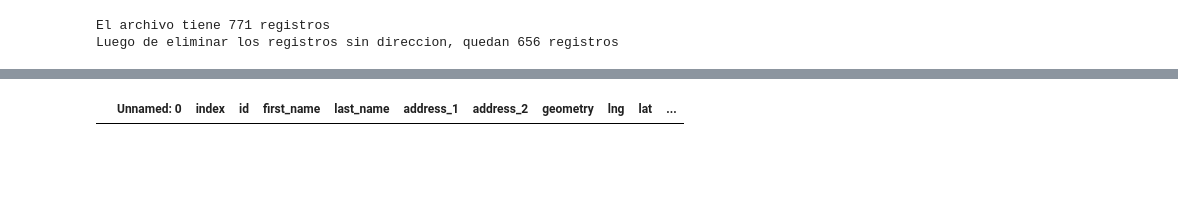
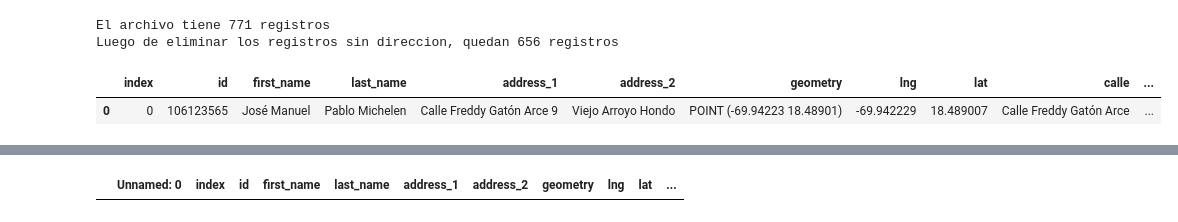
Before and after one commit to srosariofr/IBSJ-Geolocalizacion, a Jupyter notebook: geolocation2.ipynb, the cells around one changed output, grey strips where cells are left out. Drawn from its saved outputs; the diff is of its cells as text; code cells hidden in the pictures; blank space fills up the shorter version.

```diff
--- a/geolocation2.ipynb
+++ b/geolocation2.ipynb
@@ -101,4 +101,9 @@ gdf["poligono"] = gdf.geometry.apply(
     lambda punto: provincias[provincias.contains(punto)]["name"].values[0]
     if not provincias[provincias.contains(punto)].empty else "Fuera de cualquier polígono"
 )
+# %%
+gdf.head(1)
+# %% [output]
+|  | index | id | first_name | last_name | address_1 | address_2 | geometry | lng | lat | calle | ... |
+| 0 | 0 | 106123565 | José Manuel | Pablo Michelen | Calle Freddy Gatón Arce 9 | Viejo Arroyo Hondo | POINT (-69.94223 18.48901) | -69.942229 | 18.489007 | Calle Freddy Gatón Arce | ... |
 # %%
```
Also changed, not shown: parts of 3 cells of this notebook, 3 other files.
